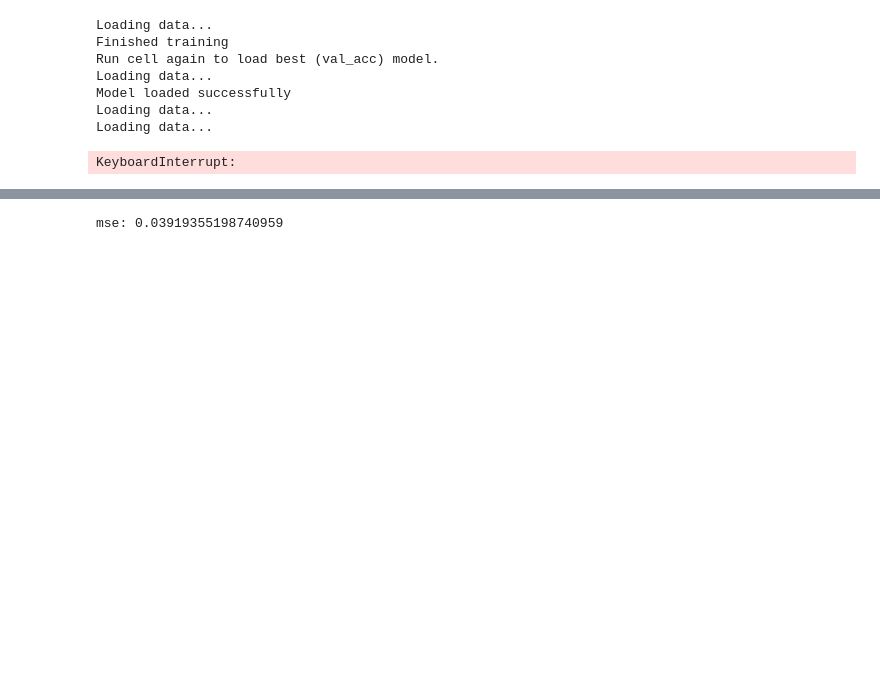
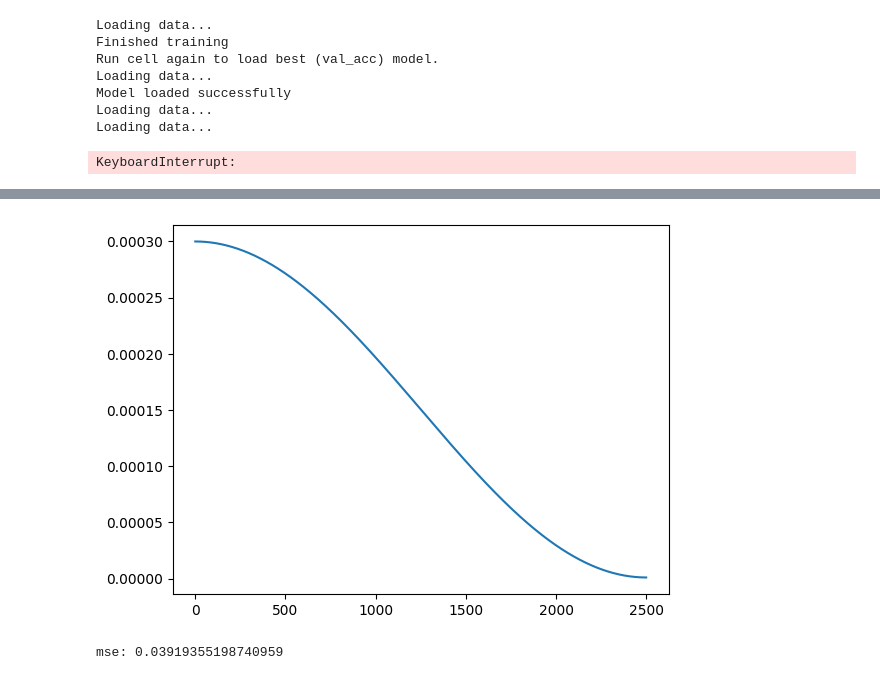
Before and after one commit to joeagriffith/HEPA, a Jupyter notebook: Examples/ModelNet10/modelnet.ipynb, the cells around one changed output, grey strips where cells are left out. Saved outputs shown, nothing was run; the diff lists cells and outputs as text; code cells hidden in the pictures; blank space fills up the shorter version.

```diff
--- a/Examples/ModelNet10/modelnet.ipynb
+++ b/Examples/ModelNet10/modelnet.ipynb
@@ -339,3 +363,14 @@ mse: 0.03489556536078453
+# %%
+from Utils.functional import cosine_schedule
+
+base_lr = 3e-4
+end_lr = 1e-6
+
+lrs = cosine_schedule(base_lr, end_lr, 2500)
+plt.plot(lrs)
+plt.show()
+# %% [output]
+[figure, added]
 # %%
 from Utils.functional import quaternion_delta
 
```
Also changed, not shown: parts of 6 cells of this notebook, 19 other files.
